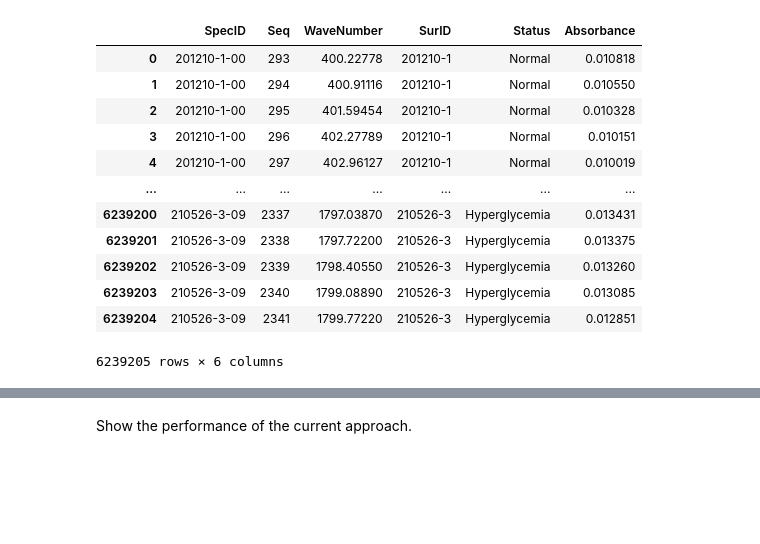
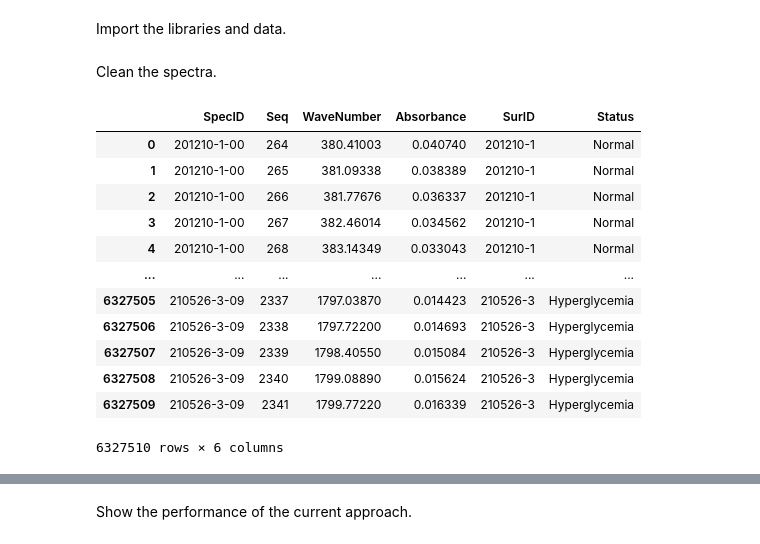
Before and after one commit to Spuced/Final_Year_Project_Github_Clone, a Jupyter notebook: Feature_Selection/Automatic_Feature_Selection_tests.ipynb, the cells around one changed output, grey strips where cells are left out. Drawn from its saved outputs; the diff is of its cells as text; code cells hidden in the pictures; blank space fills up the shorter version.

```diff
--- a/Feature_Selection/Automatic_Feature_Selection_tests.ipynb
+++ b/Feature_Selection/Automatic_Feature_Selection_tests.ipynb
@@ -3 +3,3 @@
+# %% [markdown]
+Import the libraries and data.
 # %%
@@ -23,19 +24,22 @@ df = pd.read_csv("../data/standard_cleaning.csv")
-# %%
-df
-# %% [output]
-|  | SpecID | Seq | WaveNumber | SurID | Status | Absorbance |
-| 0 | 201210-1-00 | 293 | 400.22778 | 201210-1 | Normal | 0.010818 |
-| 1 | 201210-1-00 | 294 | 400.91116 | 201210-1 | Normal | 0.010550 |
-| 2 | 201210-1-00 | 295 | 401.59454 | 201210-1 | Normal | 0.010328 |
-| 3 | 201210-1-00 | 296 | 402.27789 | 201210-1 | Normal | 0.010151 |
-| 4 | 201210-1-00 | 297 | 402.96127 | 201210-1 | Normal | 0.010019 |
-| ... | ... | ... | ... | ... | ... | ... |
-| 6239200 | 210526-3-09 | 2337 | 1797.03870 | 210526-3 | Hyperglycemia | 0.013431 |
-| 6239201 | 210526-3-09 | 2338 | 1797.72200 | 210526-3 | Hyperglycemia | 0.013375 |
-| 6239202 | 210526-3-09 | 2339 | 1798.40550 | 210526-3 | Hyperglycemia | 0.013260 |
-| 6239203 | 210526-3-09 | 2340 | 1799.08890 | 210526-3 | Hyperglycemia | 0.013085 |
-| 6239204 | 210526-3-09 | 2341 | 1799.77220 | 210526-3 | Hyperglycemia | 0.012851 |
-6239205 rows × 6 columns
+# %% [markdown]
+Clean the spectra.
+# %%
+spectra_cleaning(df)
+df
+# %% [output]
+|  | SpecID | Seq | WaveNumber | Absorbance | SurID | Status |
+| 0 | 201210-1-00 | 264 | 380.41003 | 0.040740 | 201210-1 | Normal |
+| 1 | 201210-1-00 | 265 | 381.09338 | 0.038389 | 201210-1 | Normal |
+| 2 | 201210-1-00 | 266 | 381.77676 | 0.036337 | 201210-1 | Normal |
+| 3 | 201210-1-00 | 267 | 382.46014 | 0.034562 | 201210-1 | Normal |
+| 4 | 201210-1-00 | 268 | 383.14349 | 0.033043 | 201210-1 | Normal |
+| ... | ... | ... | ... | ... | ... | ... |
+| 6327505 | 210526-3-09 | 2337 | 1797.03870 | 0.014423 | 210526-3 | Hyperglycemia |
+| 6327506 | 210526-3-09 | 2338 | 1797.72200 | 0.014693 | 210526-3 | Hyperglycemia |
+| 6327507 | 210526-3-09 | 2339 | 1798.40550 | 0.015084 | 210526-3 | Hyperglycemia |
+| 6327508 | 210526-3-09 | 2340 | 1799.08890 | 0.015624 | 210526-3 | Hyperglycemia |
+| 6327509 | 210526-3-09 | 2341 | 1799.77220 | 0.016339 | 210526-3 | Hyperglycemia |
+6327510 rows × 6 columns
 # %%
 sample = df[df['SpecID'] == "201210-1-07"]
 sns.lineplot(x="WaveNumber", y="Absorbance", data=sample)
```
Also changed, not shown: parts of 24 cells of this notebook, 7 other files.
